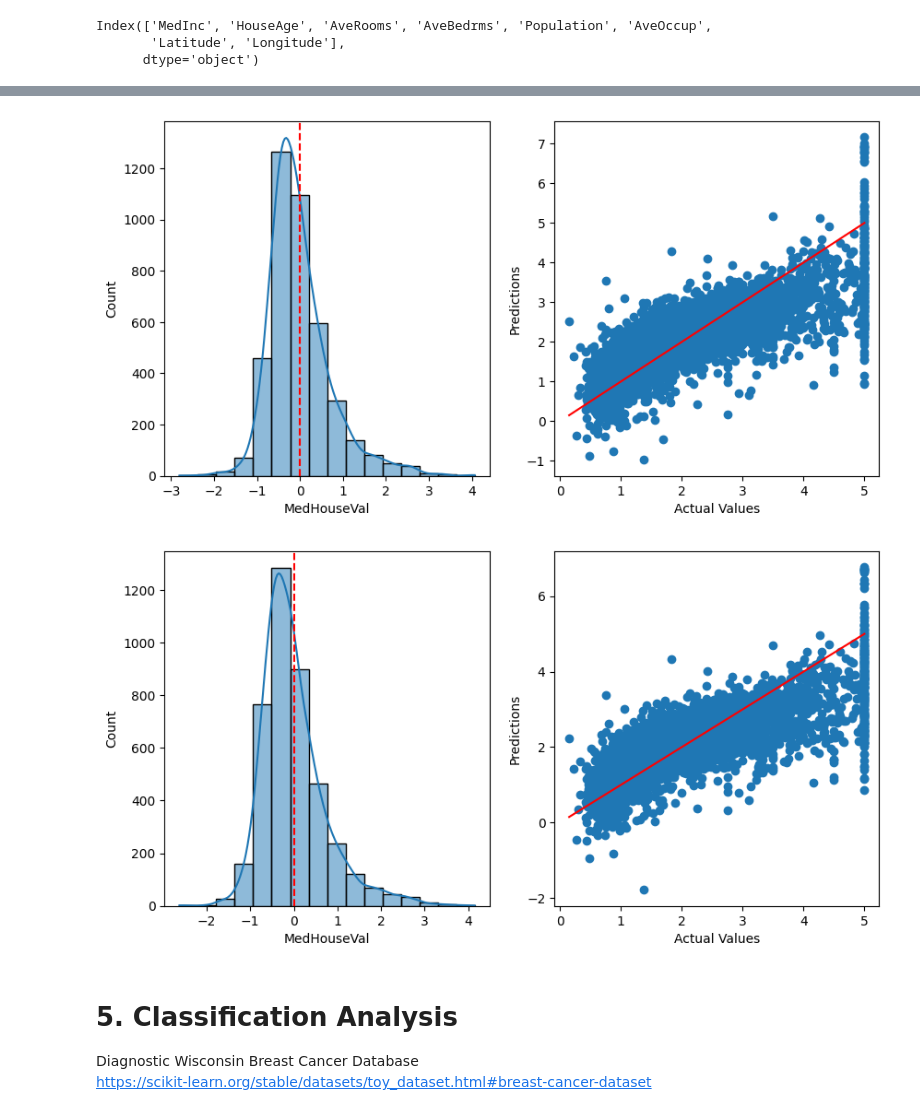
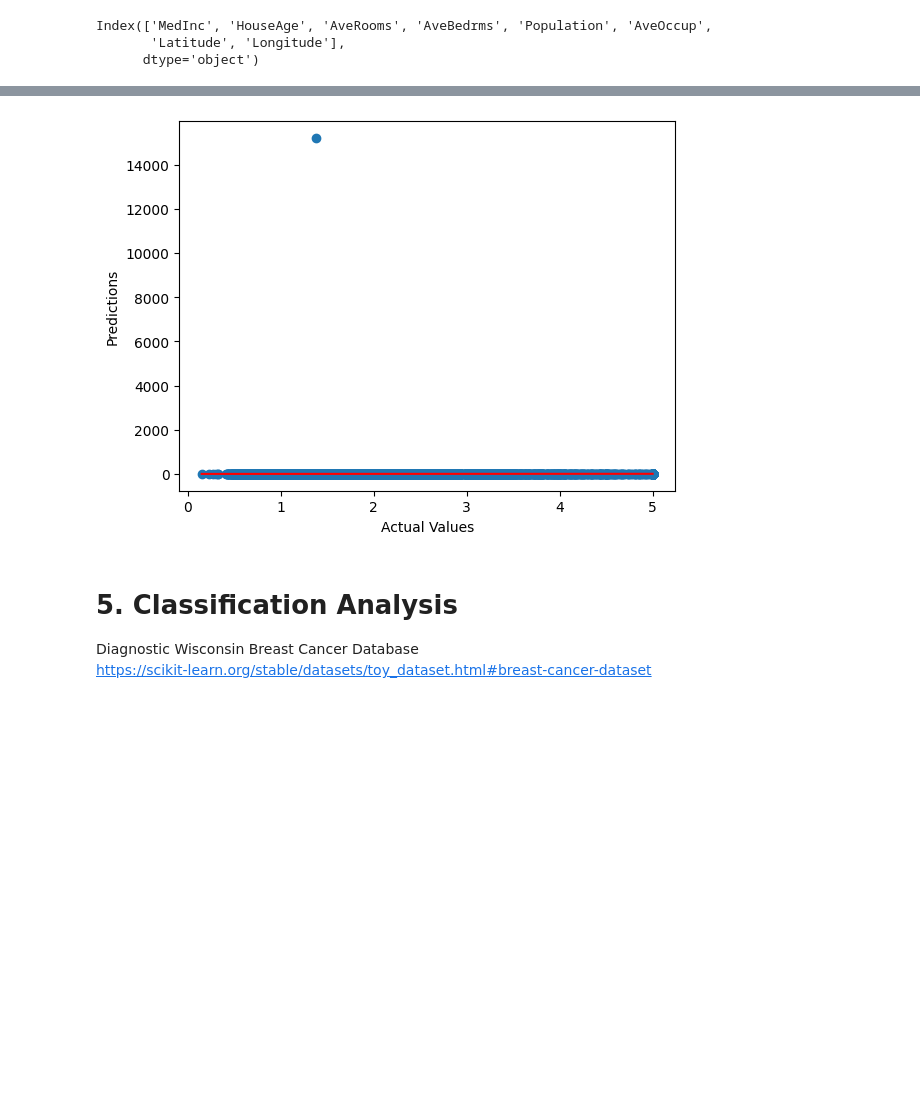
Before and after one commit to Shinyhunter95/math-data-science-course-Project1, a Jupyter notebook: project1.ipynb, the cells around one changed output, grey strips where cells are left out. Cells and saved outputs as stored; diff of their text form; code cells hidden in the pictures; blank space fills up the shorter version.

```diff
--- a/project1.ipynb
+++ b/project1.ipynb
@@ -85,12 +85,35 @@ reg = LinearRegression()
 reg.fit(X_train, y_train)
 y_pred = reg.predict(X_test)
 
-
 print(reg.coef_)
 print(reg.intercept_)
 print("RMSE", np.sqrt(mean_squared_error(y_test, y_pred)))
 print("MAE", mean_absolute_error(y_test, y_pred))
 print("R^2", r2_score(y_test, y_pred))
+
+from sklearn import linear_model
+reg2 = linear_model.Lasso(alpha=0.5)
+reg2.fit(X_train, y_train)
+y2_pred = reg.predict(X_test)
+
+print(reg2.coef_)
+print(reg2.intercept_)
+print("RMSE", np.sqrt(mean_squared_error(y_test, y2_pred)))
+print("MAE", mean_absolute_error(y_test, y2_pred))
+print("R^2", r2_score(y_test, y2_pred))
+
+from sklearn.preprocessing import PolynomialFeatures
+from sklearn.linear_model import LinearRegression
+from sklearn.pipeline import Pipeline
+reg3 = Pipeline([('poly', PolynomialFeatures(degree=3)), ('linear', LinearRegression(fit_intercept=False))])
+reg3.fit(X_train, y_train)
+y3_pred = reg3.predict(X_test)
+
+#print(reg3.coef_)
+#print(reg3.intercept_)
+print("RMSE 3", np.sqrt(mean_squared_error(y_test, y3_pred)))
+print("MAE", mean_absolute_error(y_test, y3_pred))
+print("R^2", r2_score(y_test, y3_pred))
 
 corr_m = X.corr()
 
@@ -115,31 +138,37 @@ print("RMSE", np.sqrt(mean_squared_error(v_test, v_pred)))
 print("MAE", mean_absolute_error(v_test, v_pred))
 print("R^2", r2_score(v_test, v_pred))
 
-plt.figure(figsize=(10, 5))
-plt.subplot(1, 2, 1)
-sns.histplot(y_test - y_pred, bins=16, kde=True)
-plt.axvline(0, color='red', linestyle='--')
+# plt.figure(figsize=(10, 5))
+# plt.subplot(1, 2, 1)
+# sns.histplot(y_test - y_pred, bins=16, kde=True)
+# plt.axvline(0, color='red', linestyle='--')
 #plt.show()
 
-plt.subplot(1, 2, 2)
-plt.scatter(y_test, y_pred)
+# plt.subplot(1, 2, 2)
+# plt.scatter(y_test, y_pred)
+# plt.plot([min(y_test), max(y_test)], [min(y_test), max(y_test)], color = 'red')
+# plt.xlabel('Actual Values')
+# plt.ylabel('Predictions')
+# plt.show()
+
+# plt.figure(figsize=(10, 5))
+# plt.subplot(1, 2, 1)
+# sns.histplot(v_test - v_pred, bins=16, kde=True)
+# plt.axvline(0, color='red', linestyle='--')
+# #plt.show()
+
+# plt.subplot(1, 2, 2)
+# plt.scatter(v_test, v_pred)
+# plt.plot([min(v_test), max(v_test)], [min(v_test), max(v_test)], color = 'red')
+# plt.xlabel('Actual Values')
+# plt.ylabel('Predictions')
+# plt.show()
+
+plt.scatter(y_test, y3_pred)
 plt.plot([min(y_test), max(y_test)], [min(y_test), max(y_test)], color = 'red')
 plt.xlabel('Actual Values')
 plt.ylabel('Predictions')
 plt.show()
-
-plt.figure(figsize=(10, 5))
-plt.subplot(1, 2, 1)
-sns.histplot(v_test - v_pred, bins=16, kde=True)
-plt.axvline(0, color='red', linestyle='--')
-#plt.show()
-
-plt.subplot(1, 2, 2)
-plt.scatter(v_test, v_pred)
-plt.plot([min(v_test), max(v_test)], [min(v_test), max(v_test)], color = 'red')
-plt.xlabel('Actual Values')
-plt.ylabel('Predictions')
-plt.show()
 # %% [output]
 [ 4.33333407e-01  9.29324337e-03 -9.86433739e-02  5.93215487e-01
  -7.56192502e-06 -4.74516383e-03 -4.21449336e-01 -4.34166041e-01]
@@ -157,9 +186,8 @@ R^2 0.5943232652466202
 -38.88755945123658
 RMSE 0.7414501124382504
 MAE 0.5469621508822178
 R^2 0.5783993232750744
-[figure, old version]
+[figure, new version]
-[figure, removed]
 # %% [markdown]
 # 5. Classification Analysis
 Diagnostic Wisconsin Breast Cancer Database
```
Also changed, not shown: parts of 1 cell of this notebook.
